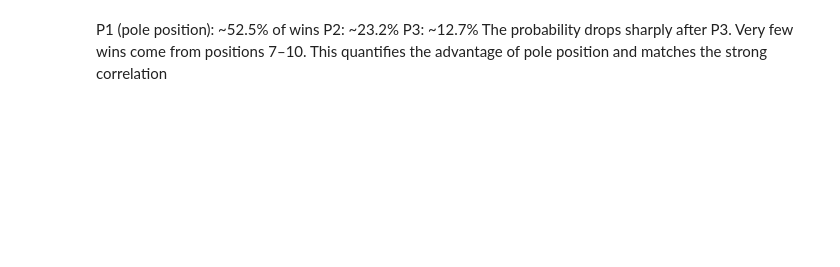
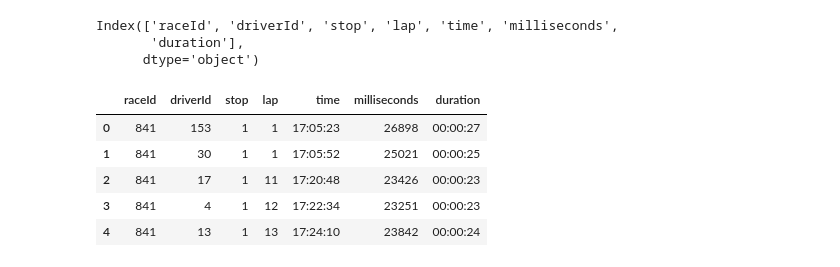
Before and after one commit to ishita2816/formula1-data-analysis, a Jupyter notebook: notebooks/06_pit_stop_analysis.ipynb, the cells around one changed output. Drawn from its saved outputs; the diff is of its cells as text; code cells hidden in the pictures; blank space fills up the shorter version.

```diff
--- a/notebooks/06_pit_stop_analysis.ipynb
+++ b/notebooks/06_pit_stop_analysis.ipynb
@@ -173,7 +1,19 @@ Passing `palette` without assigning `hue` is deprecated and will be removed in v
-# %% [markdown]
-P1 (pole position): ~52.5% of wins
-P2: ~23.2%
-P3: ~12.7%
-The probability drops sharply after P3.
-Very few wins come from positions 7–10.
-This quantifies the advantage of pole position and matches the strong correlation
+# %%
+import pandas as pd
+df_plot = pd.read_csv("../data/merged_f1_data_clean.csv")
+# Load pit stop data
+pit_stops = pd.read_csv("../data/pit_stops.csv")
+
+# Inspect the columns
+print(pit_stops.columns)
+pit_stops.head()
+# %% [output]
+Index(['raceId', 'driverId', 'stop', 'lap', 'time', 'milliseconds',
+       'duration'],
+      dtype='object')
+|  | raceId | driverId | stop | lap | time | milliseconds | duration |
+| 0 | 841 | 153 | 1 | 1 | 17:05:23 | 26898 | 00:00:27 |
+| 1 | 841 | 30 | 1 | 1 | 17:05:52 | 25021 | 00:00:25 |
+| 2 | 841 | 17 | 1 | 11 | 17:20:48 | 23426 | 00:00:23 |
+| 3 | 841 | 4 | 1 | 12 | 17:22:34 | 23251 | 00:00:23 |
+| 4 | 841 | 13 | 1 | 13 | 17:24:10 | 23842 | 00:00:24 |
```
Also changed, not shown: parts of 18 cells of this notebook, 2 other files.
